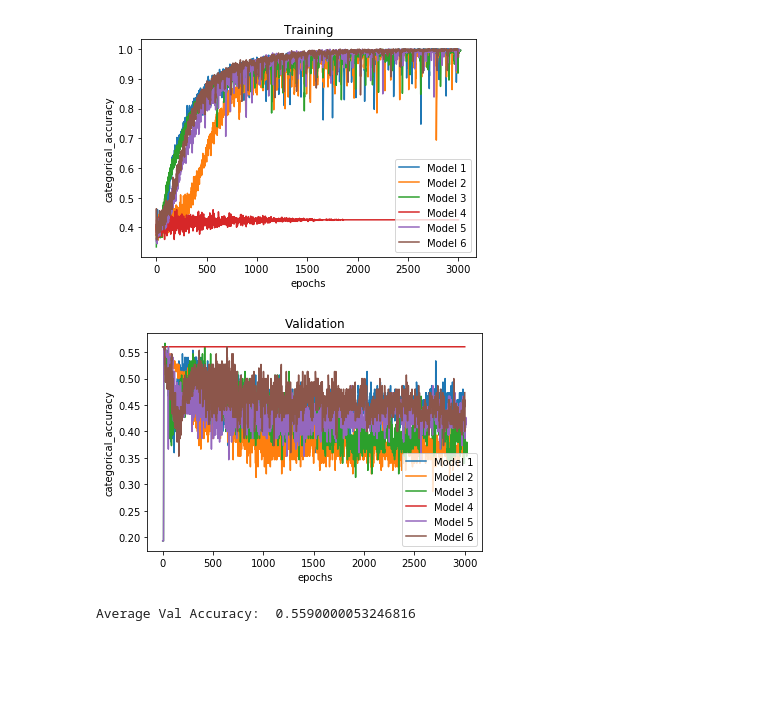
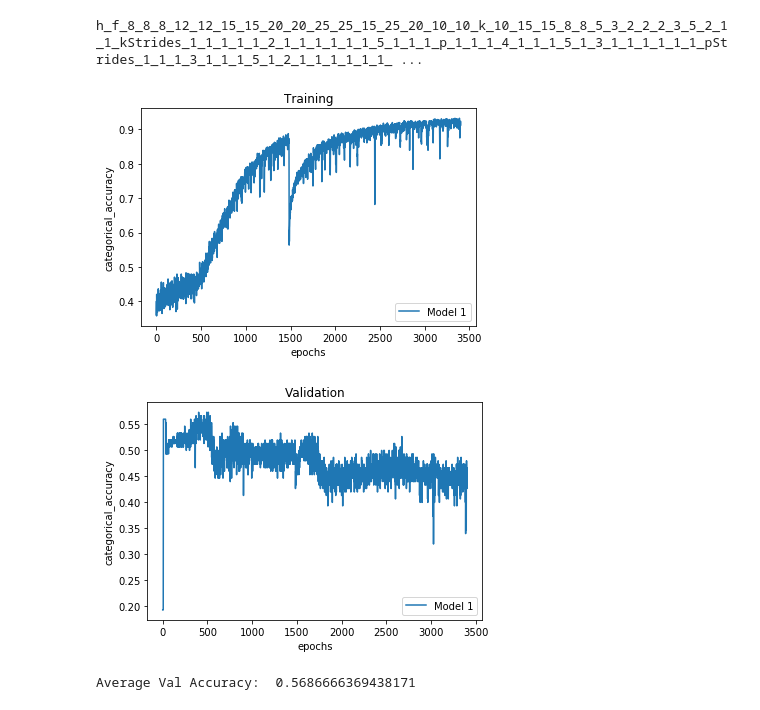
Before and after one commit to RezaTorbati/HonorsThesis, a Jupyter notebook: post.ipynb, the cells around one changed output. Saved outputs shown, nothing was run; the diff lists cells and outputs as text; code cells hidden in the pictures; blank space fills up the shorter version.

```diff
--- a/post.ipynb
+++ b/post.ipynb
@@ -1,9 +1,10 @@
 # %%
 import post
 # %%
-post.visualizeExperiment('results', '3*.pkl')
+post.visualizeExperiment('results', 'h*.pkl')
 # %% [output]
+h_f_8_8_8_12_12_15_15_20_20_25_25_15_25_20_10_10_k_10_15_15_8_8_5_3_2_2_2_3_5_2_1_1_kStrides_1_1_1_1_1_2_1_1_1_1_1_1_5_1_1_1_p_1_1_1_4_1_1_1_5_1_3_1_1_1_1_1_1_pStrides_1_1_1_3_1_1_1_5_1_2_1_1_1_1_1_1_ ...
-[figure, old version]
+[figure, new version]
-[figure, old version]
+[figure, new version]
-Average Val Accuracy:  0.5590000053246816
+Average Val Accuracy:  0.5686666369438171
 # %%
```
Also changed, not shown: parts of 1 cell of this notebook, 4 other files.
